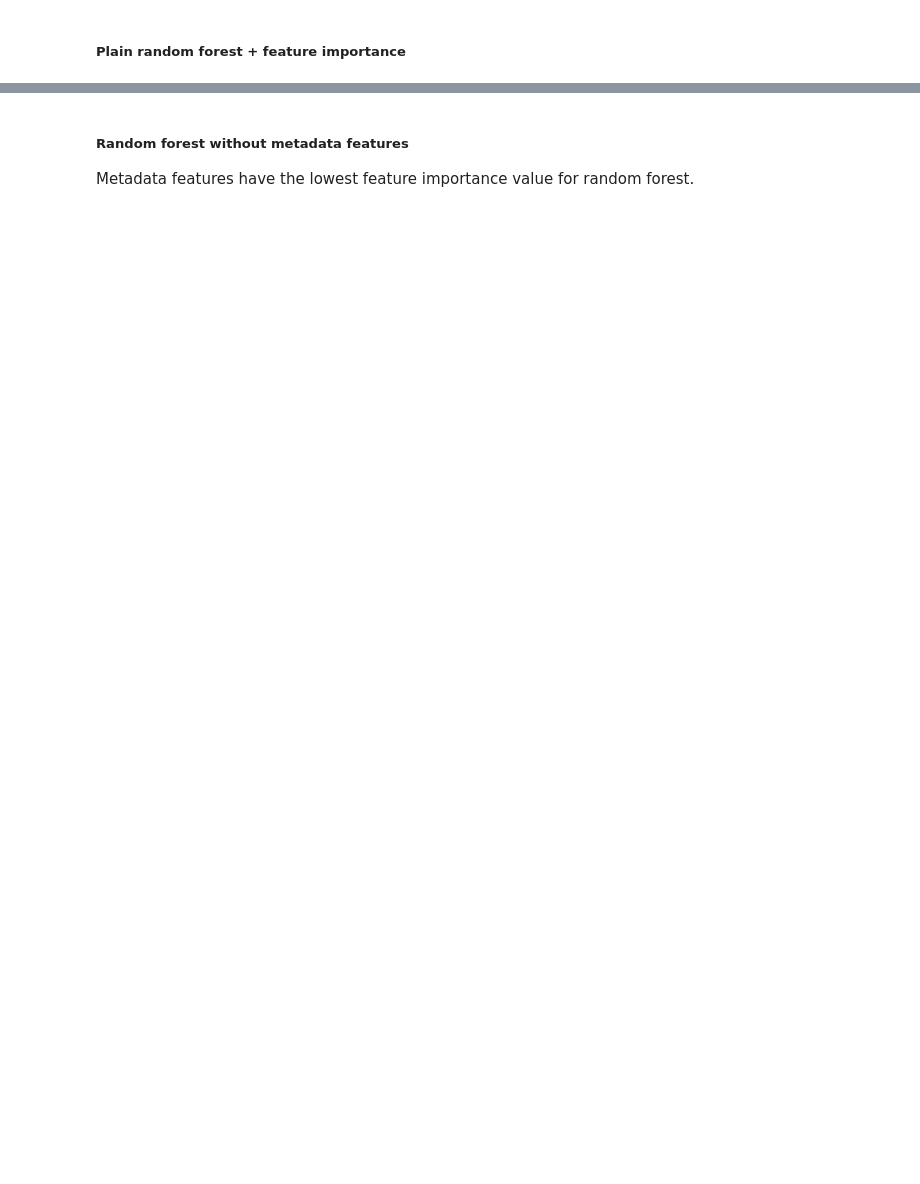
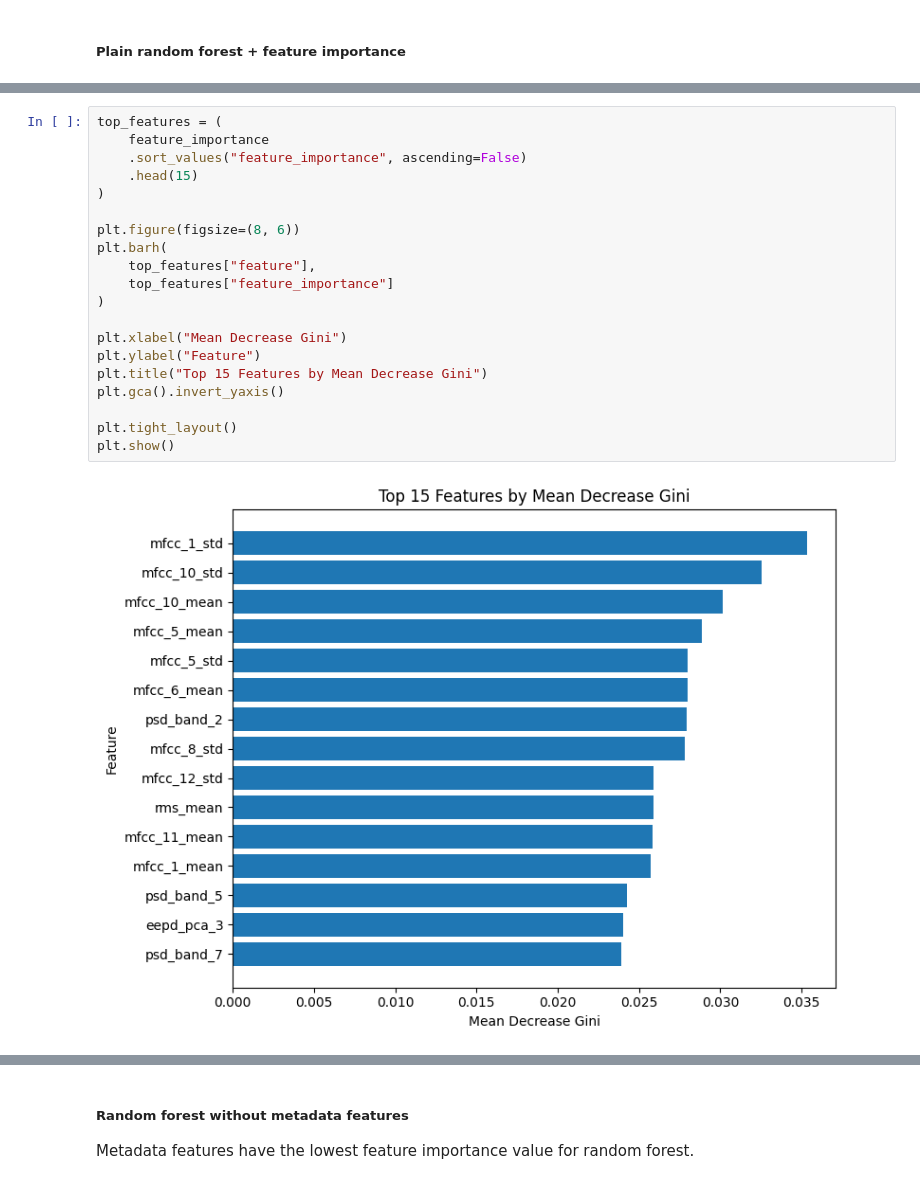
Before and after one commit to HannesBenda/coughvid, a Jupyter notebook: eda_KI4h.ipynb, the cells around one changed output, grey strips where cells are left out. Drawn from its saved outputs; the diff is of its cells as text; blank space fills up the shorter version.

```diff
--- a/eda_KI4h.ipynb
+++ b/eda_KI4h.ipynb
@@ -1188,0 +1208,22 @@ TypeError: Cannot cast array data from dtype('O') to dtype('float64') according
+# %%
+top_features = (
+    feature_importance
+    .sort_values("feature_importance", ascending=False)
+    .head(15)
+)
+
+plt.figure(figsize=(8, 6))
+plt.barh(
+    top_features["feature"],
+    top_features["feature_importance"]
+)
+
+plt.xlabel("Mean Decrease Gini")
+plt.ylabel("Feature")
+plt.title("Top 15 Features by Mean Decrease Gini")
+plt.gca().invert_yaxis()
+
+plt.tight_layout()
+plt.show()
+# %% [output]
+[figure, added]
```
Also changed, not shown: parts of 16 cells of this notebook.
